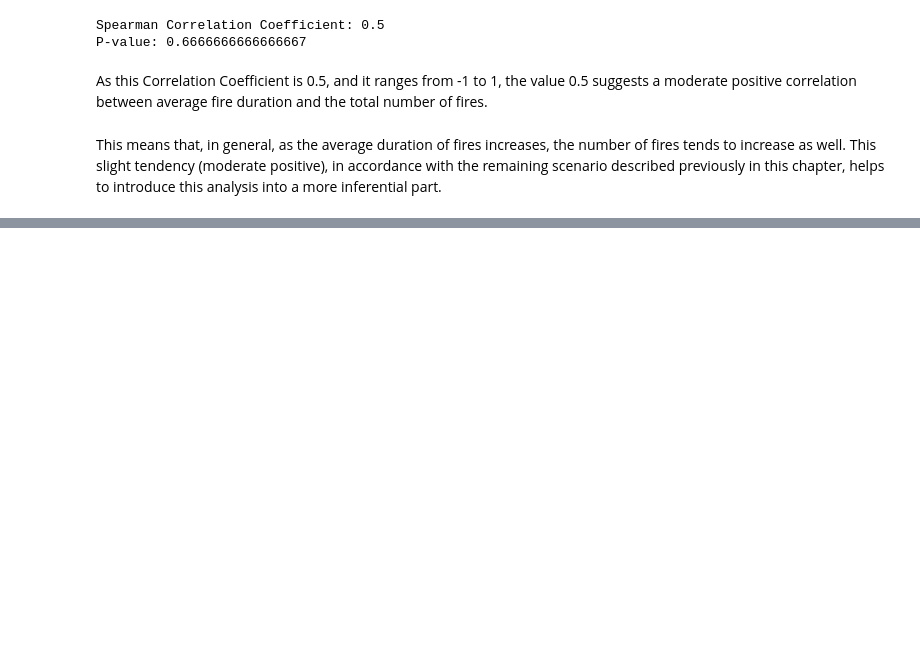
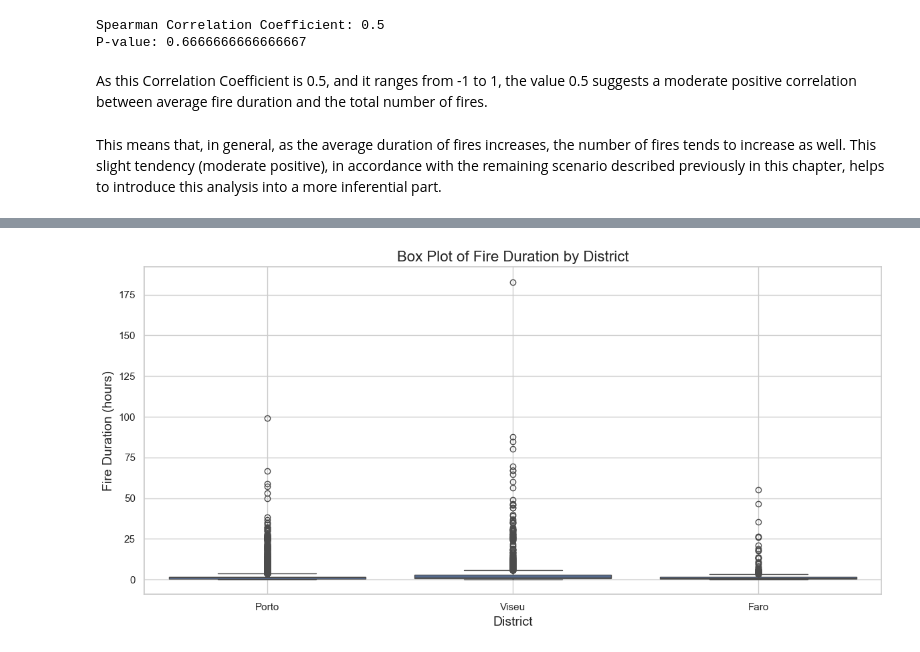
Before and after one commit to brunomfernandes45/fced_stats_project, a Jupyter notebook: phase2_exploration_visualization.ipynb, the cells around one changed output, grey strips where cells are left out. Drawn from its saved outputs; the diff is of its cells as text; code cells hidden in the pictures; blank space fills up the shorter version.

```diff
--- a/phase2_exploration_visualization.ipynb
+++ b/phase2_exploration_visualization.ipynb
@@ -575,0 +602,20 @@ P-value: nan
+# %%
+# Prepare the data for box plot
+box_plot_data = filtered_fires.copy()
+box_plot_data['Distrito'] = box_plot_data['Distrito'].str.strip().str.title()  # Normalize district names
+
+# Create a box plot
+plt.figure(figsize=(12, 6))
+sns.boxplot(data=box_plot_data, x='Distrito', y='Duracao_Horas')
+
+# Customize the plot
+plt.title('Box Plot of Fire Duration by District', fontsize=16)
+plt.xlabel('District', fontsize=14)
+plt.ylabel('Fire Duration (hours)', fontsize=14)
+plt.grid(True)
+
+# Show the plot
+plt.tight_layout()
+plt.show()
+# %% [output]
+[figure, added]
```
Also changed, not shown: parts of 18 cells of this notebook.
